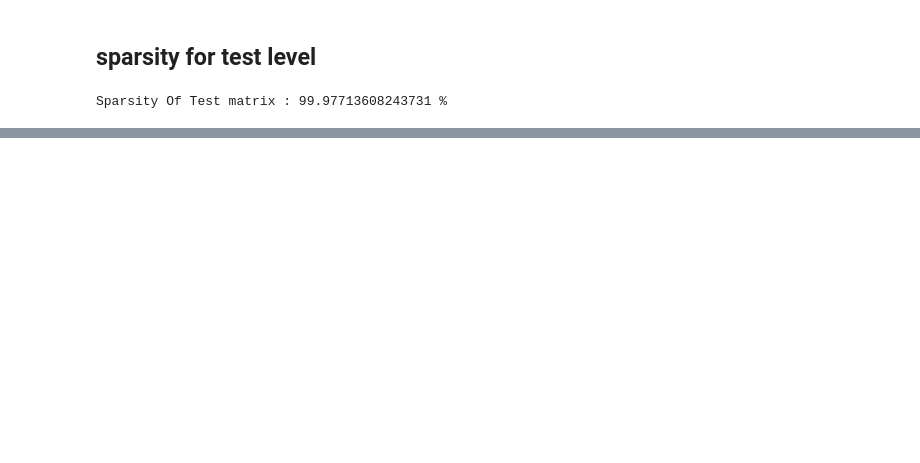
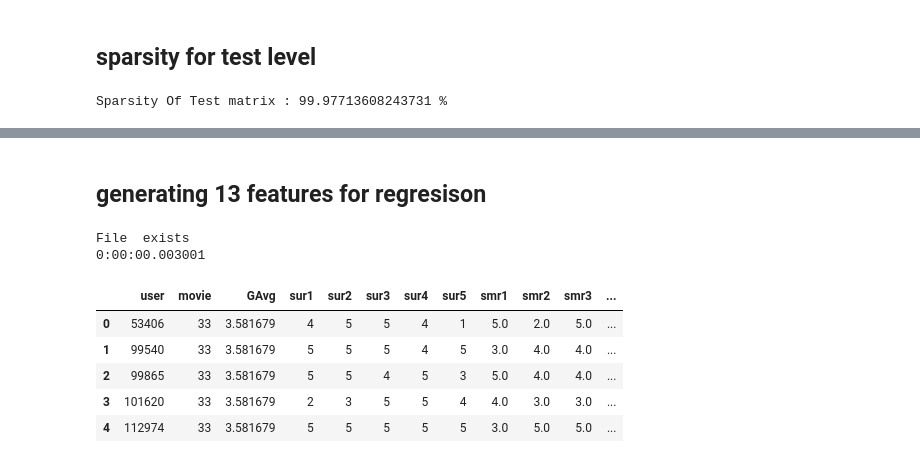
Before and after one commit to kartik1611/Movie-Recommendation, a Jupyter notebook: Netflix Recommendation.ipynb, the cells around one changed output, grey strips where cells are left out. Saved outputs shown, nothing was run; the diff lists cells and outputs as text; code cells hidden in the pictures; blank space fills up the shorter version.

```diff
--- a/Netflix Recommendation.ipynb
+++ b/Netflix Recommendation.ipynb
@@ -336,0 +606,2 @@ Sparsity Of Test matrix : 99.97713608243731 %
+# %% [markdown]
+## generating 13 features for regresison
@@ -336,0 +611,74 @@ Sparsity Of Test matrix : 99.97713608243731 %
+# %%
+start = datetime.now()
+if os.path.isfile('reg_train.csv'):
+    print("File  exists" )
+else:
+    print('preparing {} tuples for the dataset..\n'.format(len(sample_train_ratings)))
+    with open('reg_train.csv', mode='w') as reg_data_file:
+        count = 0
+        for (user, movie, rating)  in zip(sample_train_users, sample_train_movies, sample_train_ratings):
+            st = datetime.now()
+
+            # compute the similar Users of the "user"
+            user_sim = cosine_similarity(sample_train_sparse_matrix[user], sample_train_sparse_matrix).ravel()
+            top_sim_users = user_sim.argsort()[::-1][1:]
+            # get the ratings of most similar users for this movie
+            top_ratings = sample_train_sparse_matrix[top_sim_users, movie].toarray().ravel()
+
+            top_sim_users_ratings = list(top_ratings[top_ratings != 0][:5])
+            top_sim_users_ratings.extend([sample_train_averages['movie'][movie]]*(5 - len(top_sim_users_ratings)))
+
+
+
+
+            # compute the similar movies of the "movie"
+            movie_sim = cosine_similarity(sample_train_sparse_matrix[:,movie].T, sample_train_sparse_matrix.T).ravel()
+            top_sim_movies = movie_sim.argsort()[::-1][1:]
+            # get the ratings of most similar movie rated by this user..
+            top_ratings = sample_train_sparse_matrix[user, top_sim_movies].toarray().ravel()
+            # we will make it's length "5" by adding user averages to.
+            top_sim_movies_ratings = list(top_ratings[top_ratings != 0][:5])
+            top_sim_movies_ratings.extend([sample_train_averages['user'][user]]*(5-len(top_sim_movies_ratings)))
+
+
+            # results are stored #
+            row = list()
+            row.append(user)
+            row.append(movie)
+            # Now add the other features to this data...
+            row.append(sample_train_averages['global']) # first feature
+            # next 5 features are similar_users "movie" ratings
+            row.extend(top_sim_users_ratings)
+            # next 5 features are "user" ratings for similar_movies
+            row.extend(top_sim_movies_ratings)
+            # Avg_user rating
+            row.append(sample_train_averages['user'][user])
+            # Avg_movie rating
+            row.append(sample_train_averages['movie'][movie])
+
+            # finalley, The actual Rating of this user-movie pair...
+            row.append(rating)
+            count = count + 1
+
+            # add rows to the file opened..
+            reg_data_file.write(','.join(map(str, row)))
+            reg_data_file.write('\n')
+            if (count)%10000 == 0:
+                # print(','.join(map(str, row)))
+                print("time".format(count, datetime.now() - start))
+
+
+print(datetime.now() - start)
+# %% [output]
+File  exists
+0:00:00.003001
+# %%
+reg_train = pd.read_csv('reg_train.csv', names = ['user', 'movie', 'GAvg', 'sur1', 'sur2', 'sur3', 'sur4', 'sur5','smr1', 'smr2', 'smr3', 'smr4', 'smr5', 'UAvg', 'MAvg', 'rating'], header=None)
+reg_train.head()
+# %% [output]
+|  | user | movie | GAvg | sur1 | sur2 | sur3 | sur4 | sur5 | smr1 | smr2 | smr3 | ... |
+| 0 | 53406 | 33 | 3.581679 | 4 | 5 | 5 | 4 | 1 | 5.0 | 2.0 | 5.0 | ... |
+| 1 | 99540 | 33 | 3.581679 | 5 | 5 | 5 | 4 | 5 | 3.0 | 4.0 | 4.0 | ... |
+| 2 | 99865 | 33 | 3.581679 | 5 | 5 | 4 | 5 | 3 | 5.0 | 4.0 | 4.0 | ... |
+| 3 | 101620 | 33 | 3.581679 | 2 | 3 | 5 | 5 | 4 | 4.0 | 3.0 | 3.0 | ... |
+| 4 | 112974 | 33 | 3.581679 | 5 | 5 | 5 | 5 | 5 | 3.0 | 5.0 | 5.0 | ... |
```
Also changed, not shown: parts of 70 cells of this notebook.
